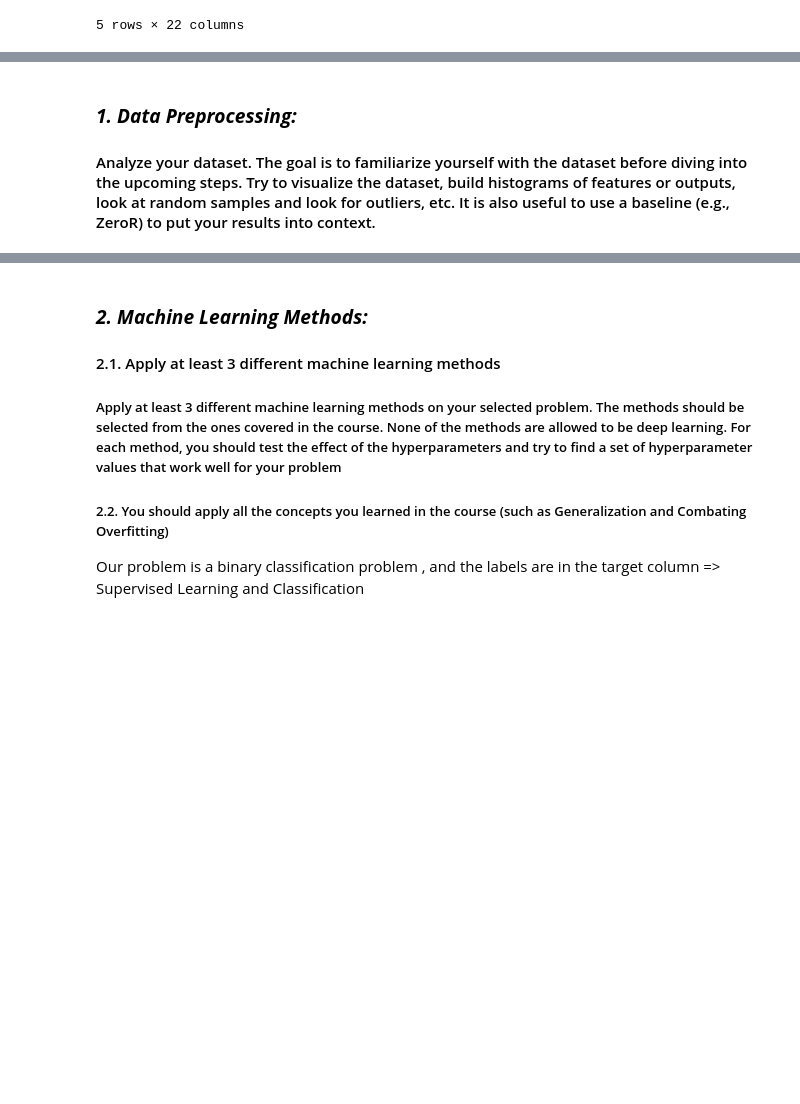
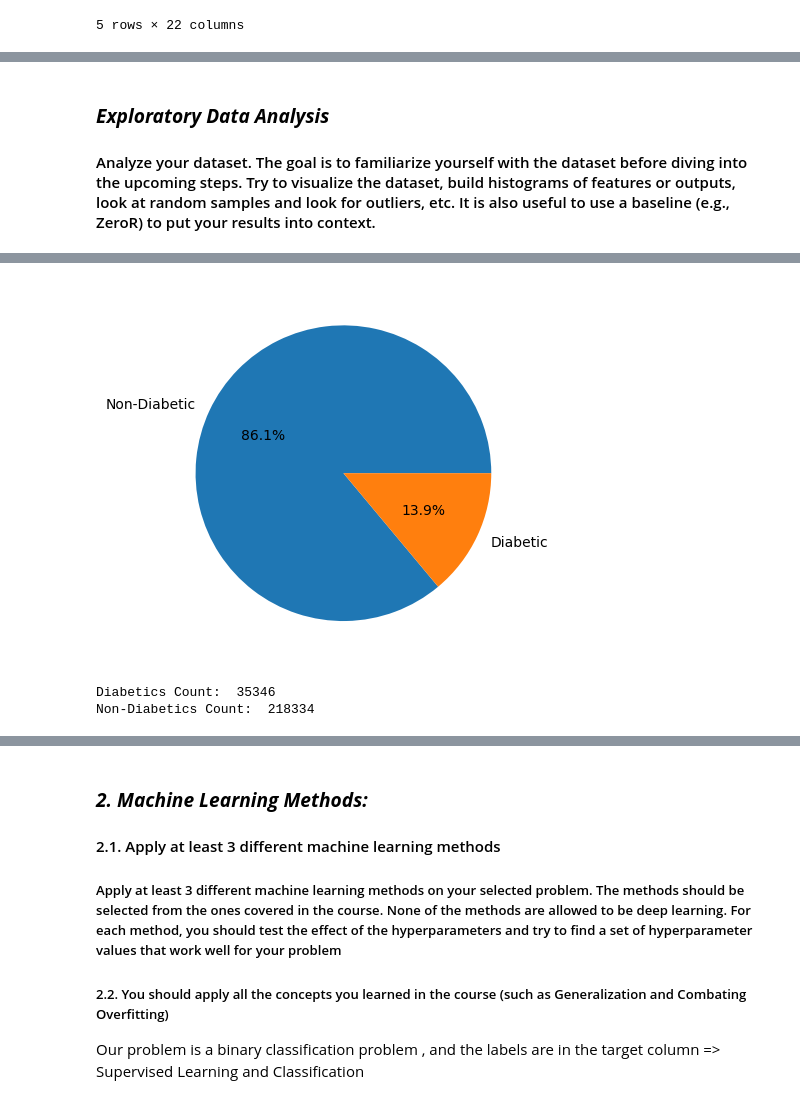
Before and after one commit to yasmineghanem/ML-Project, a Jupyter notebook: notebook.ipynb, the cells around one changed output, grey strips where cells are left out. Drawn from its saved outputs; the diff is of its cells as text; code cells hidden in the pictures; blank space fills up the shorter version.

```diff
--- a/notebook.ipynb
+++ b/notebook.ipynb
@@ -143,0 +171,14 @@ dtype: int64
+# %%
+for column in features.columns:
+    # convert the values to integers
+    # since all the values are integers but stored as float
+    # and the processing of integers are much faster so convert them to integers
+    if features[column].dtype == 'float64':
+        features[column] = features[column].astype(int)
+
+    # get unique values for each column in the features
+    print(column, ":", features[column].unique())
+
+# convert the labels to integers as well
+labels = labels.astype(int)
+print("Labels:" ,labels.unique())
@@ -144,3 +203,3 @@ dtype: int64
 # %% [markdown]
-### ***1. Data Preprocessing:***
+### ***Exploratory Data Analysis***
 #### Analyze your dataset. The goal is to familiarize yourself with the dataset before diving into the upcoming steps. Try to visualize the dataset, build histograms of features or outputs, look at random samples and look for outliers, etc. It is also useful to use a baseline (e.g., ZeroR) to put your results into context.
@@ -163,0 +206,58 @@ dtype: int64
+# %%
+# Data analysis and preprocessind techniques
+# 1. Exploratory Data Analysis (EDA)
+# 2. Dimensionality Reduction
+# 3. Data Mining
+# 4. Data Visualization
+
+############################################ EDA ############################################
+# Types of EDA
+
+# For single variable => taking one variable at a time
+# 1. Univariate non-graphical.
+# 2. Univariate graphical.
+
+# For multiple variables => taking more than one variable at a time
+# 3. Multivariate nongraphical.
+# 4. Multivariate graphical.
+
+#############################################################################################
+
+# statistics summary of the dataset
+# describe the dataset
+# print the summary statistics of the dataset (mean, std, min, 25%, 50%, 75%, max)
+
+print(dataset.describe())
+# ANALYSIS #
+# From the summary statistics we can see that:
+# 1. Most of the rows are classified as non-diabetic (mean is closer to 0) => dataset may not be balanced
+# 2 HighBP and HighChol have a mean close to 0.5, which can mean that they are not a very good indicator of diabetes since there are almost equal number of people with and without high blood pressure and high cholesterol but the classification is not balanced
+# 3. The CholCheck has a mean very close to 1 and a small std => most people have had a cholesterol check within the last 5 years
+# 4. BMI mean indicates a slightly overweight population
+# 4. Somekrs have a mean close to 0.5 => almost equal number of smokers and non-smokers
+# 5. Stroke and HeartDiseaseorAttack have a mean close to 0 => most people have not had a stroke or heart disease/attack (but the two could be related) and the mean is close to the diabetes classification mean
+# 6. High mean for PhysActivity and high std
+# 8. Most people have any kind of health care coverage => good indicator of no diabetes
+# 9. Very little prople cannot afford to see a doctor
+# 10. Mean of GenHlth is close to 2.5 => which is in the middle of the scale (good/very good)
+# 11. Very low number of days mean for MentHlth and PhysHlth => most people have good mental and physical health (but the std is relitaively high)
+# 12. Most people do not have difficulty walking or climbing stairs
+# 13. Dataset is balanced in terms of gender
+# 14. Age:
+# 15. Most people have a high level of education (mean is high with low std) 5 => College 1 year to 3 years STD: 4 => High school graduate 6 => College graduate
+# 16. Income mean = 6 => Less than $50,000 ($35,000 to less than $50,000) (low std most people have similar (on the higher side) income)
+# 17. Age lies on the older side (mean is 8 => 55-59 years) with a high-ish std => most people are older
+
+#############################################################################################
+
+# Univariate EDA
+
+# Draw a pie chart to show the distribution of the labels
+print("Data Distribution: ")
+plt.pie(np.array(labels.value_counts()), labels=['Non-Diabetic', 'Diabetic'], autopct='%1.1f%%')
+plt.show()
+print("Diabetics Count: ", labels.value_counts()[1])
+print("Non-Diabetics Count: ", labels.value_counts()[0])
+# ANALYSIS #
+# The dataset is not balanced, there are more non-diabetic people than diabetic people
+# %% [output]
@@ -163,0 +281,3 @@ dtype: int64
+[figure, added]
+Diabetics Count:  35346
+Non-Diabetics Count:  218334
```
Also changed, not shown: parts of 10 cells of this notebook.
